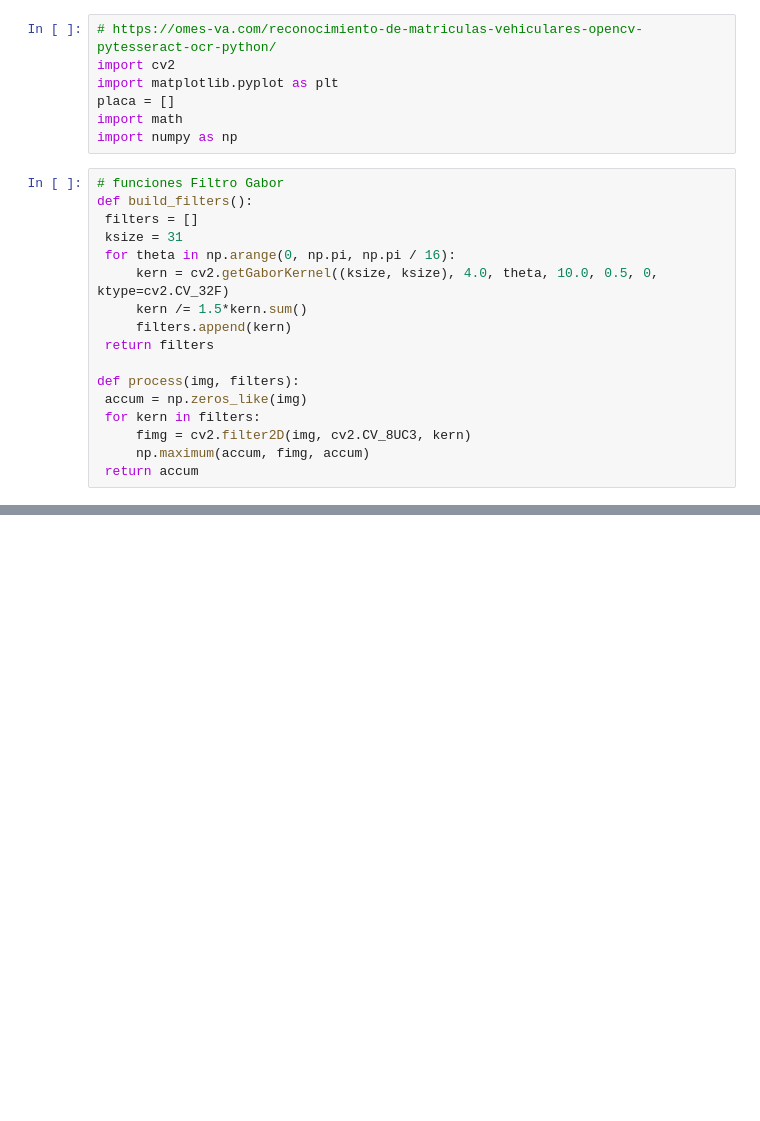
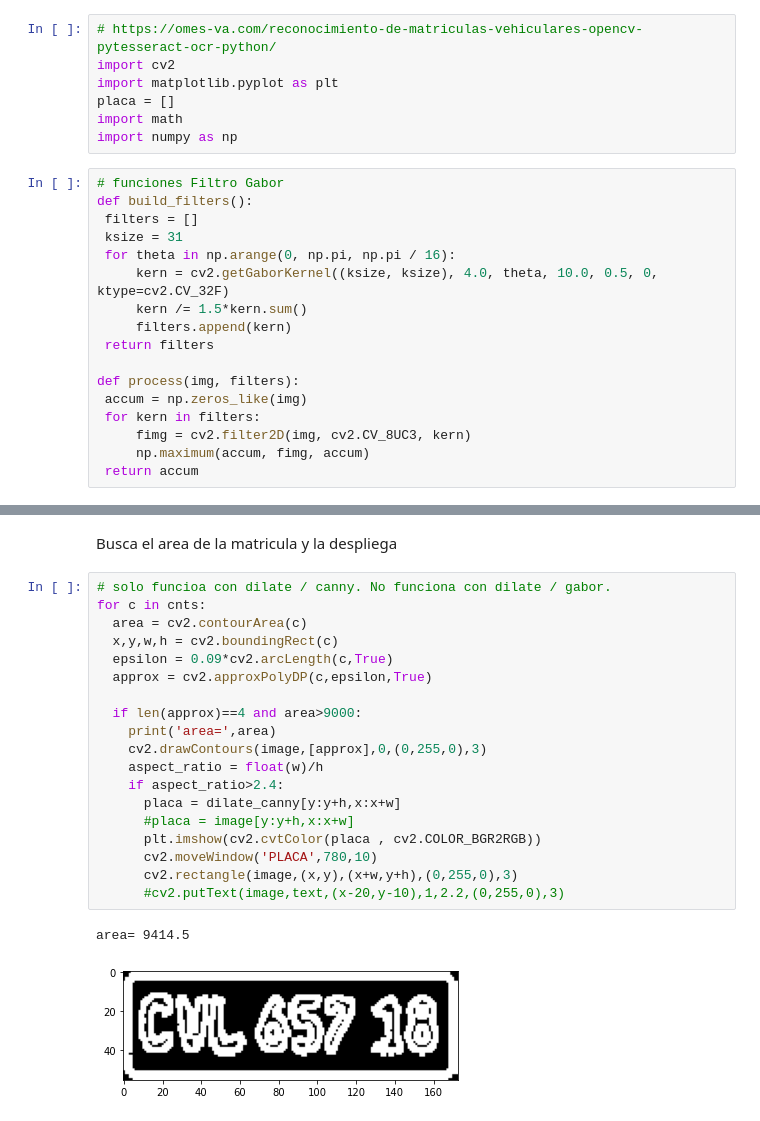
Before and after one commit to novagenio/percepcion-computacional, a Jupyter notebook: todos_filtros_v2.ipynb, the cells around one changed output, grey strips where cells are left out. Cells and saved outputs as stored; diff of their text form; blank space fills up the shorter version.

```diff
--- a/todos_filtros_v2.ipynb
+++ b/todos_filtros_v2.ipynb
@@ -66 +109,25 @@ plt.show()
+# %% [markdown]
+Busca el area de la matricula y la despliega
+# %%
+# solo funcioa con dilate / canny. No funciona con dilate / gabor.
+for c in cnts:
+  area = cv2.contourArea(c)
+  x,y,w,h = cv2.boundingRect(c)
+  epsilon = 0.09*cv2.arcLength(c,True)
+  approx = cv2.approxPolyDP(c,epsilon,True)
+
+  if len(approx)==4 and area>9000:
+    print('area=',area)
+    cv2.drawContours(image,[approx],0,(0,255,0),3)
+    aspect_ratio = float(w)/h
+    if aspect_ratio>2.4:
+      placa = dilate_canny[y:y+h,x:x+w]
+      #placa = image[y:y+h,x:x+w]
+      plt.imshow(cv2.cvtColor(placa , cv2.COLOR_BGR2RGB))
+      cv2.moveWindow('PLACA',780,10)
+      cv2.rectangle(image,(x,y),(x+w,y+h),(0,255,0),3)
+      #cv2.putText(image,text,(x-20,y-10),1,2.2,(0,255,0),3)
+# %% [output]
+area= 9414.5
+[figure, added]
 # %%
```
Also changed, not shown: parts of 24 cells of this notebook.
